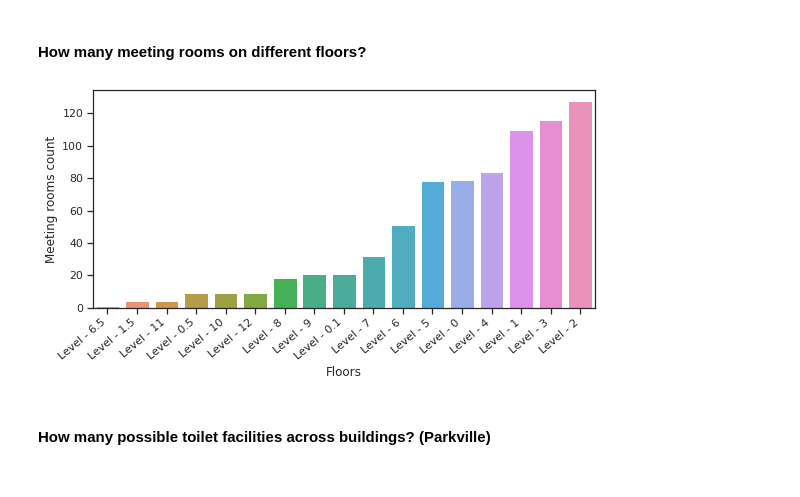
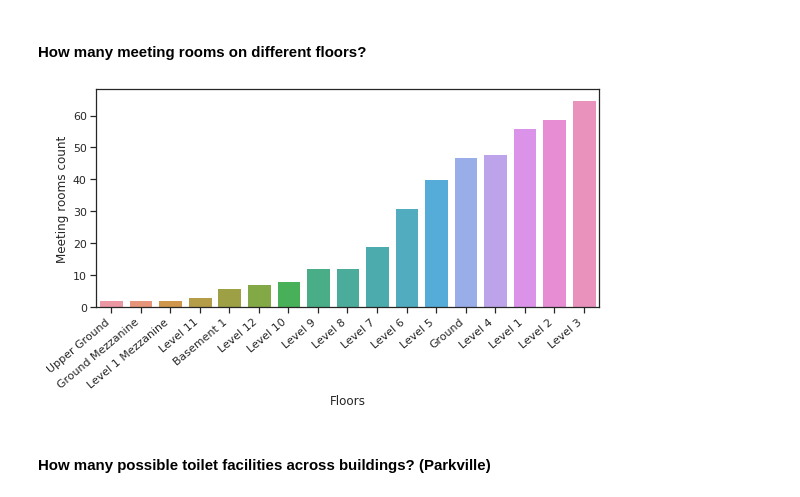
Before and after one commit to abhinavcreed13/project-space-optimisation-group-3, a Jupyter notebook: notebooks/exploratory-data-analysis.ipynb, the cells around one changed output. Saved outputs shown, nothing was run; the diff lists cells and outputs as text; code cells hidden in the pictures.

```diff
--- a/notebooks/exploratory-data-analysis.ipynb
+++ b/notebooks/exploratory-data-analysis.ipynb
@@ -174,3 +171,10 @@ rm_category_type_df['Room Category']=rm_category_type_df['Room Category'].astype
 rm_category_type_df['Room Type Abbreviation']=rm_category_type_df['Room Type Abbreviation'].str.lower().str.strip()
 rm_category_type_df['Description']=rm_category_type_df['Description'].str.lower().str.strip()
 rm_category_type_df['Room Type Definition']=rm_category_type_df['Room Type Definition'].str.lower().str.strip()
+
+floor_df['Building Code'] = floor_df['Building Code'].astype(str).str.strip()
+floor_df['Floor Code'] = floor_df['Floor Code'].astype(str).str.strip()
+floor_df['Floor Name'] = floor_df['Floor Name'].astype(str).str.strip()
+# %%
+uom_space_df_enhanced = pd.merge(uom_space_df,floor_df,on=['Building Code','Floor Code'])
+uom_space_df_enhanced.shape
@@ -177,6 +183,6 @@ rm_category_type_df['Room Type Definition']=rm_category_type_df['Room Type Defin
 # %%
 # merged data
 # !! perfect match !!
-merged_space_data_df = pd.merge(uom_space_df,rm_category_type_df,on=['Room Category','Room Type'])
+merged_space_data_df = pd.merge(uom_space_df_enhanced,rm_category_type_df,on=['Room Category','Room Type'])
 merged_space_data_df.shape
 # %% [output]
@@ -402,9 +405,9 @@ possible_rooms
 | 195 | 8 | 842 | wc ambl unisex | toilet - unisex ambulant | ambulant unisex toilet (uom) |
 # %%
 # search for rooms with keyword - meeting
-possible_rooms = rm_category_type_df[rm_category_type_df['Room Type Definition'].str.contains("meeting|workspace")]
+# as per anbin answer
+possible_rooms = rm_category_type_df[rm_category_type_df['Room Type'].str.contains("601|629")]
 meeting_room_types = possible_rooms['Room Type'].tolist()
-meeting_room_types.remove('619')
-possible_rooms[possible_rooms['Room Type']!='619']
+possible_rooms
 # %% [output]
 |  | Room Category | Room Type | Room Type Abbreviation | Description | Room Type Definition |
@@ -439,18 +435,18 @@ plt.show()
 # %% [markdown]
 #### How many meeting rooms on different floors?
 # %%
-gdf = possible_meeting_rooms_df.groupby(by='Floor Code', as_index=False).agg({'Room Code': pd.Series.nunique})
+gdf = possible_meeting_rooms_df.groupby(by='Floor Name', as_index=False).agg({'Room Code': pd.Series.nunique})
 gdf.sort_values(by=['Room Code'], inplace=True)
-gdf['Floor Code'] = gdf['Floor Code'].astype(str)
-for idx,row in gdf.iterrows():
-    gdf.at[idx,'Floor Code'] = 'Level - '+row['Floor Code']
+# gdf['Floor Code'] = gdf['Floor Code'].astype(str)
+# for idx,row in gdf.iterrows():
+#     gdf.at[idx,'Floor Code'] = 'Level - '+row['Floor Code']
 plt.figure(figsize=(9,4))
-ax = sns.barplot(x="Floor Code", y='Room Code', data=gdf);
+ax = sns.barplot(x="Floor Name", y='Room Code', data=gdf);
 ax.set_xticklabels(ax.get_xticklabels(), rotation=40, ha="right")
 ax.set(xlabel='Floors', ylabel='Meeting rooms count')
 plt.show()
 # %% [output]
-[figure, old version]
+[figure, new version]
 # %% [markdown]
 #### How many possible toilet facilities across buildings? (Parkville)
 # %%
```
Also changed, not shown: parts of 81 cells of this notebook, 1 other file.
